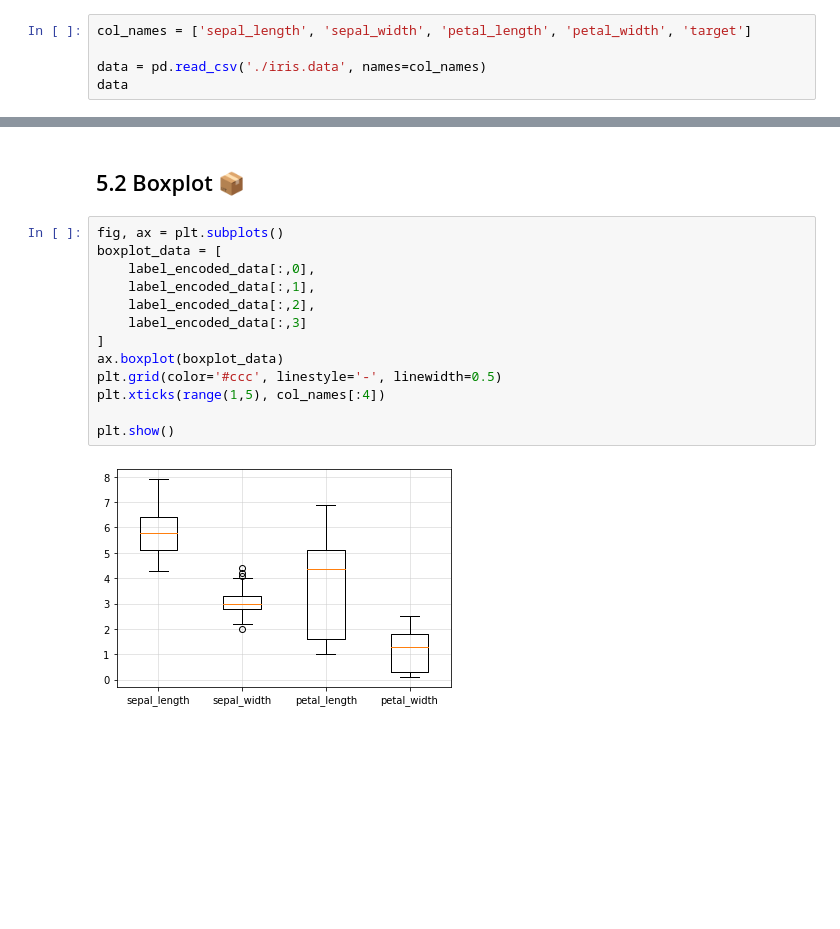
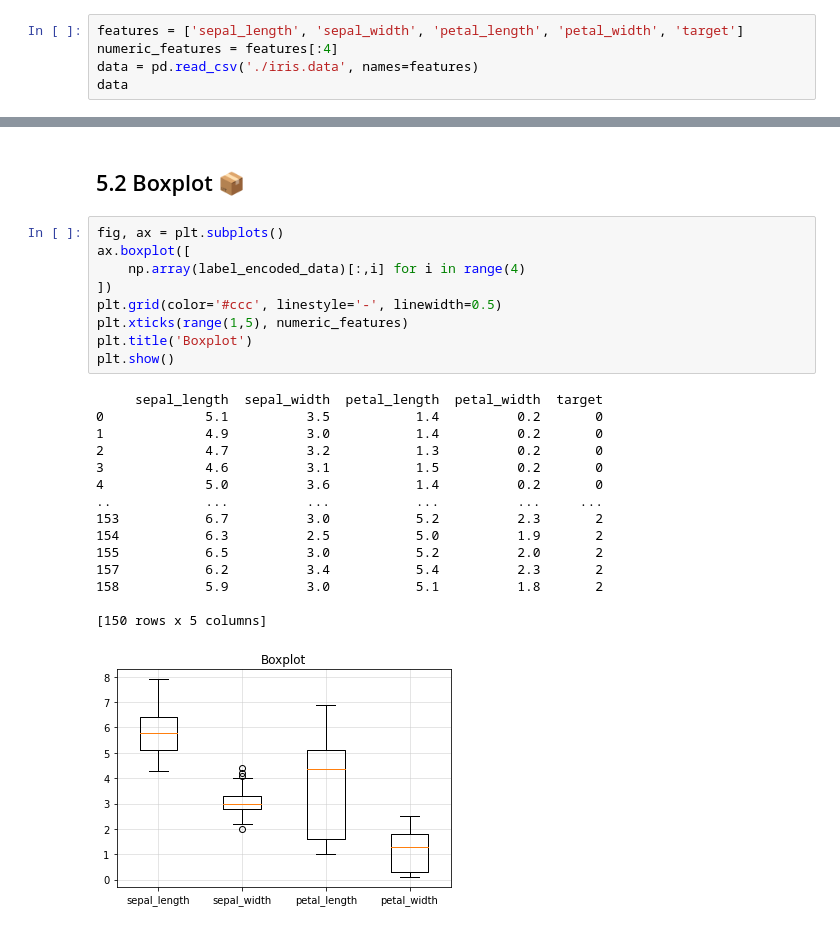
Before and after one commit to amir78729/iris-data-mining, a Jupyter notebook: iris-data-mining.ipynb, the cells around one changed output, grey strips where cells are left out. Saved outputs shown, nothing was run; the diff lists cells and outputs as text; blank space fills up the shorter version.

```diff
--- a/iris-data-mining.ipynb
+++ b/iris-data-mining.ipynb
@@ -18,9 +17,9 @@ pd.options.mode.chained_assignment = None
 # %% [markdown]
 # Reading From the Dataset 📖
 # %%
-col_names = ['sepal_length', 'sepal_width', 'petal_length', 'petal_width', 'target']
-
-data = pd.read_csv('./iris.data', names=col_names)
+features = ['sepal_length', 'sepal_width', 'petal_length', 'petal_width', 'target']
+numeric_features = features[:4]
+data = pd.read_csv('./iris.data', names=features)
 data
 # %% [output]
 |  | sepal_length | sepal_width | petal_length | petal_width | target |
@@ -337,16 +336,26 @@ plt.show()
 ## 5.2 Boxplot 📦
 # %%
 fig, ax = plt.subplots()
-boxplot_data = [
-    label_encoded_data[:,0],
-    label_encoded_data[:,1],
-    label_encoded_data[:,2],
-    label_encoded_data[:,3]
-]
-ax.boxplot(boxplot_data)
+ax.boxplot([
+    np.array(label_encoded_data)[:,i] for i in range(4)
+])
 plt.grid(color='#ccc', linestyle='-', linewidth=0.5)
-plt.xticks(range(1,5), col_names[:4])
-
+plt.xticks(range(1,5), numeric_features)
+plt.title('Boxplot')
 plt.show()
 # %% [output]
+     sepal_length  sepal_width  petal_length  petal_width  target
+0             5.1          3.5           1.4          0.2       0
+1             4.9          3.0           1.4          0.2       0
+2             4.7          3.2           1.3          0.2       0
+3             4.6          3.1           1.5          0.2       0
+4             5.0          3.6           1.4          0.2       0
+..            ...          ...           ...          ...     ...
+153           6.7          3.0           5.2          2.3       2
+154           6.3          2.5           5.0          1.9       2
+155           6.5          3.0           5.2          2.0       2
+157           6.2          3.4           5.4          2.3       2
+158           5.9          3.0           5.1          1.8       2
+
+[150 rows x 5 columns]
-[figure, old version]
+[figure, new version]
```
Also changed, not shown: parts of 7 cells of this notebook.
